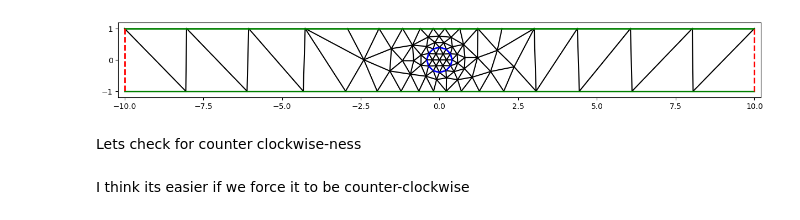
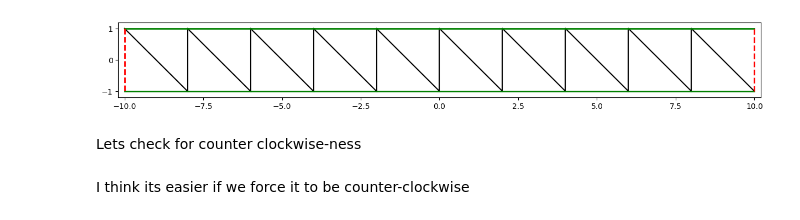
Before and after one commit to MPenaR/UWVFTrefftz, a Jupyter notebook: src/test_trefft.ipynb, the cells around one changed output. Drawn from its saved outputs; the diff is of its cells as text; code cells hidden in the pictures.

```diff
--- a/src/test_trefft.ipynb
+++ b/src/test_trefft.ipynb
@@ -29,5 +29,22 @@ def CreateMesh( h_max = 2.):
 
     return Omega
 
-Omega = CreateMesh()
+def TestMesh( h_max = 2.):
+    '''Creates a netgen mesh and returns the NG-solve wrapper.'''
+    geo = SplineGeometry()
+    geo.AddRectangle(p1=(-R,-H),
+                    p2=( R, H),
+                    bcs=["Gamma","Sigma_p","Gamma","Sigma_n"],
+                    leftdomain=1,
+                    rightdomain=0)
+    geo.SetMaterial (1, "Omega_e")
+
+    Omega = Mesh(geo.GenerateMesh(maxh= h_max))
+
+    return Omega
+
+
+
+#Omega = CreateMesh()
+Omega = TestMesh()
 # %%
@@ -40,7 +57,7 @@ def plot_mesh( M : Mesh, ax : plt.Axes | None = None):
     if ax is None:
         _, ax = plt.subplots( figsize=(15,3))
     for l in M.edges:
-        if len(l.elements) == 2:
+        if len(l.faces) == 2:
             px, py = points[l.vertices[0].nr]
             qx, qy = points[l.vertices[1].nr]
             ax.plot( [px, qx], [py, qy], 'k')
@@ -51,34 +68,34 @@ def plot_mesh( M : Mesh, ax : plt.Axes | None = None):
         px, py = points[e.vertices[0].nr]
         qx, qy = points[e.vertices[1].nr]
         ax.plot( [px, qx], [py, qy], 'g', linewidth=lw)
 
     for e in M.Boundaries("Sigma_p").Elements():
         px, py = points[e.vertices[0].nr]
         qx, qy = points[e.vertices[1].nr]
         ax.plot( [px, qx], [py, qy], '--r', linewidth=lw)
 
     for e in M.Boundaries("Sigma_n").Elements():
         px, py = points[e.vertices[0].nr]
         qx, qy = points[e.vertices[1].nr]
         ax.plot( [px, qx], [py, qy], '--r', linewidth=lw)
 
 
     for e in M.Boundaries("dOmega").Elements():
         px, py = points[e.vertices[0].nr]
         qx, qy = points[e.vertices[1].nr]
         ax.plot( [px, qx], [py, qy], '--b', linewidth=lw)
 
 
     #ax.scatter(x=points[:,0], y=points[:,1])
     d = 0.2
     ax.axis('square')
     ax.set_xlim([-R-d,R+d])
     ax.set_ylim([-H-d,H+d])
 
 
 plot_mesh(Omega)
 # %% [output]
-[figure, old version]
+[figure, new version]
 # %% [markdown]
 Lets check for counter clockwise-ness
 # %%
```
Also changed, not shown: parts of 28 cells of this notebook.
